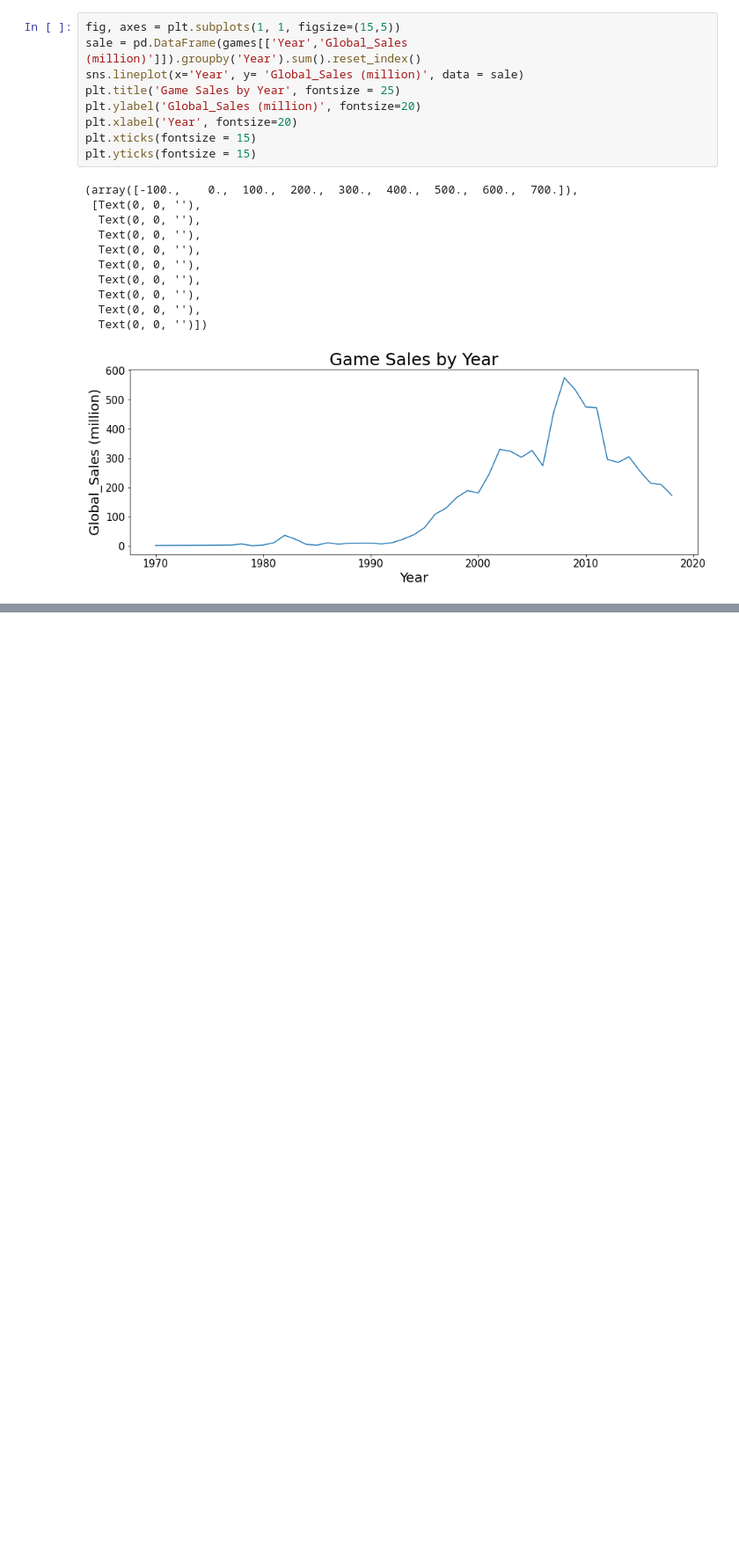
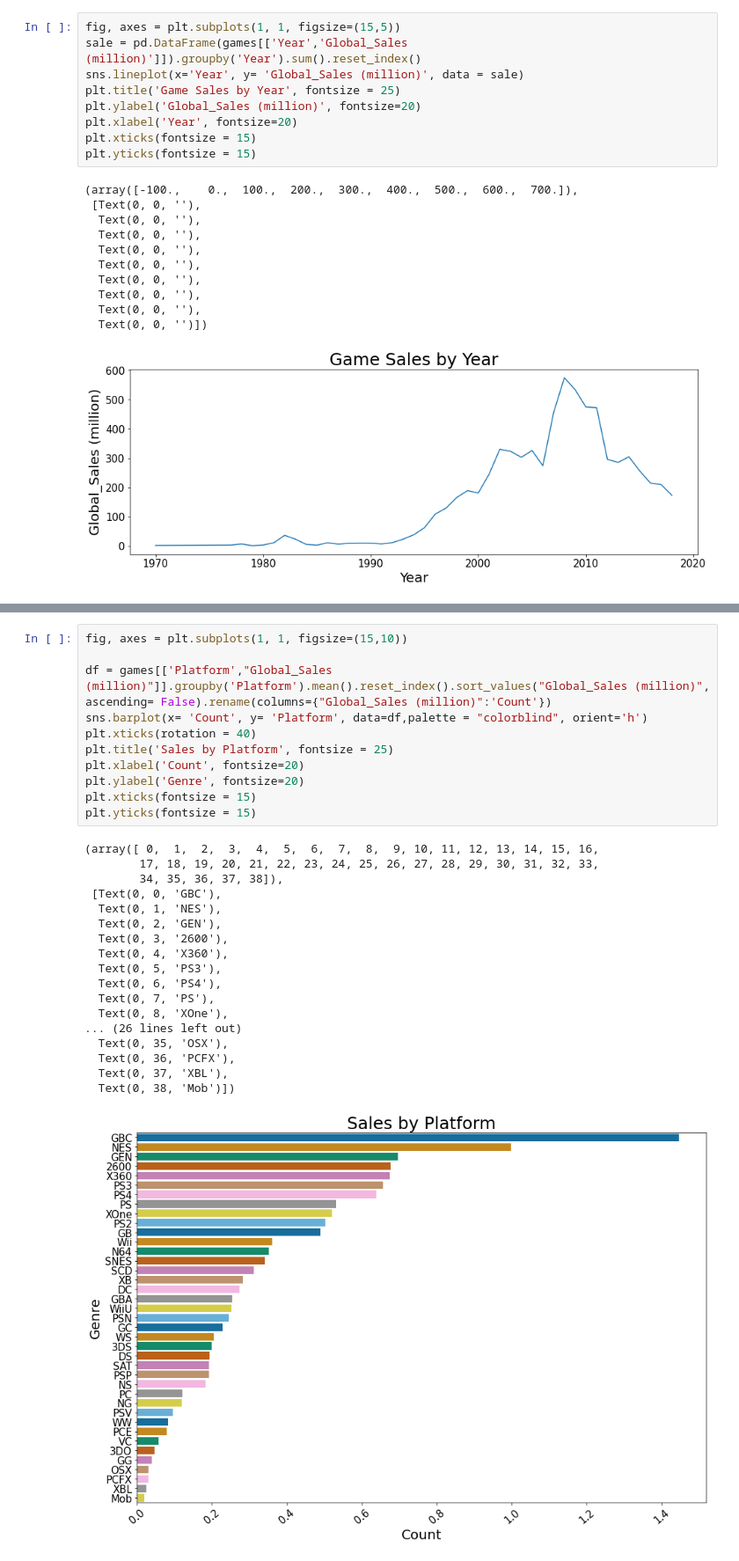
Before and after one commit to cepan/videogame_sales_prediction, a Jupyter notebook: project.ipynb, the cells around one changed output, grey strips where cells are left out. Shown: that part at 88% size. Saved outputs shown, nothing was run; the diff lists cells and outputs as text; blank space fills up the shorter version.

```diff
--- a/project.ipynb
+++ b/project.ipynb
@@ -449,0 +502,30 @@ plt.yticks(fontsize = 15)
+# %%
+fig, axes = plt.subplots(1, 1, figsize=(15,10))
+
+df = games[['Platform',"Global_Sales (million)"]].groupby('Platform').mean().reset_index().sort_values("Global_Sales (million)", ascending= False).rename(columns={"Global_Sales (million)":'Count'})
+sns.barplot(x= 'Count', y= 'Platform', data=df,palette = "colorblind", orient='h')
+plt.xticks(rotation = 40)
+plt.title('Sales by Platform', fontsize = 25)
+plt.xlabel('Count', fontsize=20)
+plt.ylabel('Genre', fontsize=20)
+plt.xticks(fontsize = 15)
+plt.yticks(fontsize = 15)
+# %% [output]
+(array([ 0,  1,  2,  3,  4,  5,  6,  7,  8,  9, 10, 11, 12, 13, 14, 15, 16,
+        17, 18, 19, 20, 21, 22, 23, 24, 25, 26, 27, 28, 29, 30, 31, 32, 33,
+        34, 35, 36, 37, 38]),
+ [Text(0, 0, 'GBC'),
+  Text(0, 1, 'NES'),
+  Text(0, 2, 'GEN'),
+  Text(0, 3, '2600'),
+  Text(0, 4, 'X360'),
+  Text(0, 5, 'PS3'),
+  Text(0, 6, 'PS4'),
+  Text(0, 7, 'PS'),
+  Text(0, 8, 'XOne'),
+... (26 lines left out)
+  Text(0, 35, 'OSX'),
+  Text(0, 36, 'PCFX'),
+  Text(0, 37, 'XBL'),
+  Text(0, 38, 'Mob')])
+[figure, added]
```
Also changed, not shown: parts of 20 cells of this notebook.
